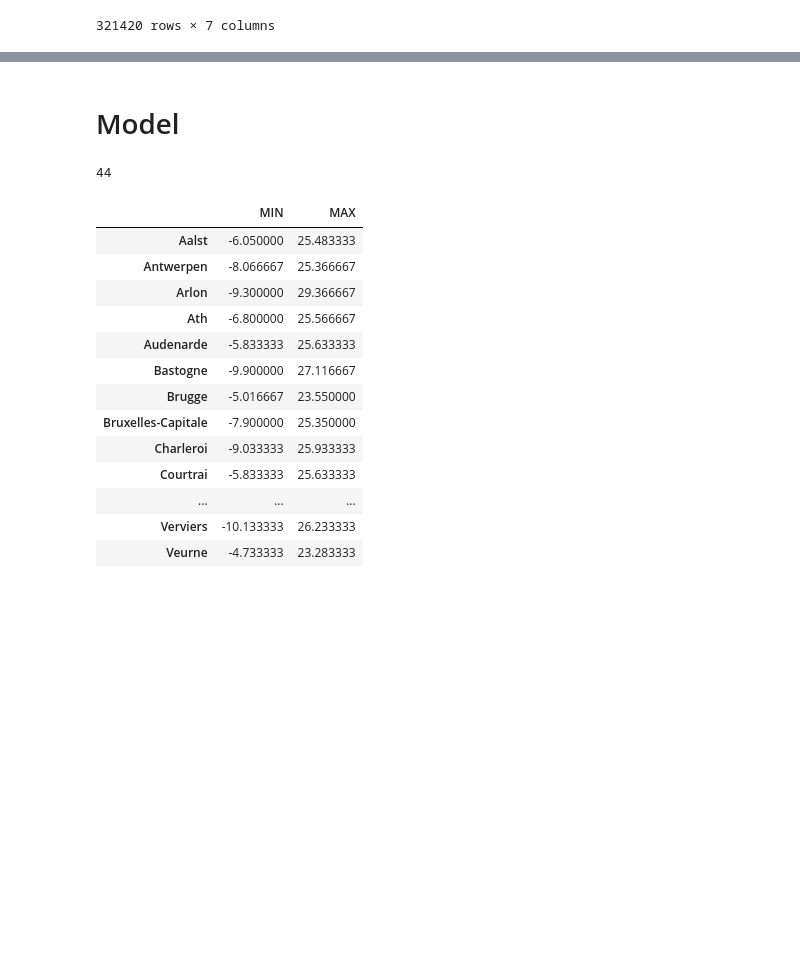
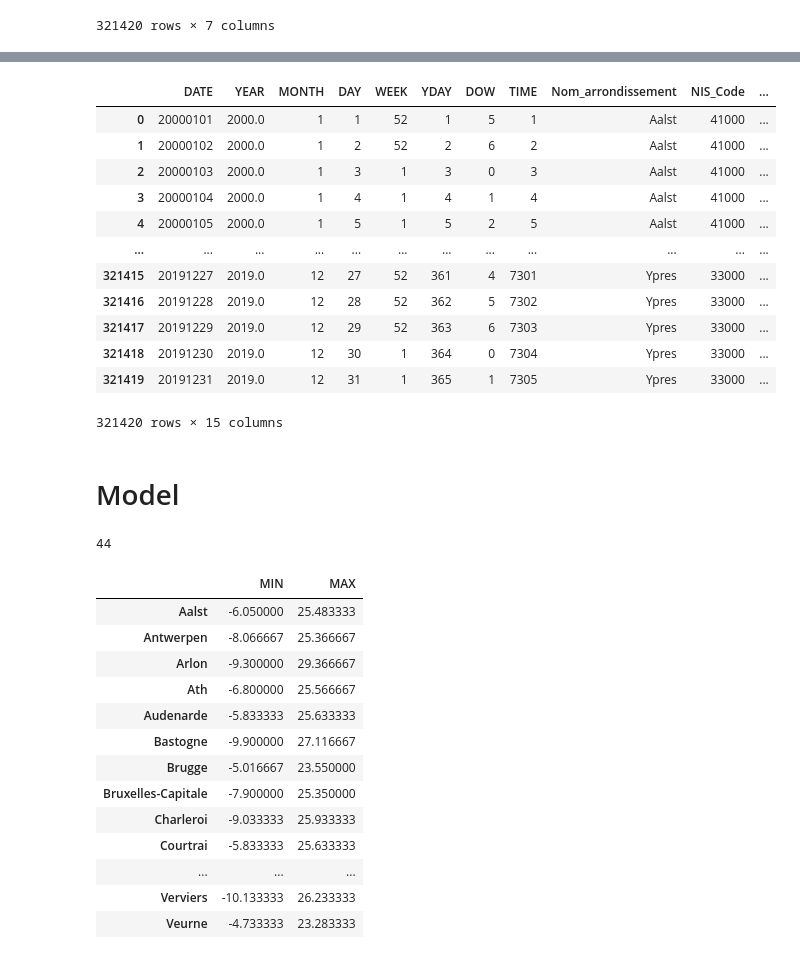
Before and after one commit to mariobecerra/mda_project, a Jupyter notebook: code/04_meta_analysis.ipynb, the cells around one changed output, grey strips where cells are left out. Cells and saved outputs as stored; diff of their text form; code cells hidden in the pictures; blank space fills up the shorter version.

Commit message:
Creating dataset for meta-analysis

```diff
--- a/code/04_meta_analysis.ipynb
+++ b/code/04_meta_analysis.ipynb
@@ -89,3 +95,26 @@ datalist['Dinant']
+# %%
+# saving meta-analysis dataset to /out
+df = pd.DataFrame(columns = (datalist['Dinant']).columns)
+for region in regions:
+    df = pd.concat([df, datalist[region]])
+
+df.to_csv('out/meta_analysis_data.csv', encoding = 'utf-8-sig')
+# %%
+df
+# %% [output]
+|  | DATE | YEAR | MONTH | DAY | WEEK | YDAY | DOW | TIME | Nom_arrondissement | NIS_Code | ... |
+| 0 | 20000101 | 2000.0 | 1 | 1 | 52 | 1 | 5 | 1 | Aalst | 41000 | ... |
+| 1 | 20000102 | 2000.0 | 1 | 2 | 52 | 2 | 6 | 2 | Aalst | 41000 | ... |
+| 2 | 20000103 | 2000.0 | 1 | 3 | 1 | 3 | 0 | 3 | Aalst | 41000 | ... |
+| 3 | 20000104 | 2000.0 | 1 | 4 | 1 | 4 | 1 | 4 | Aalst | 41000 | ... |
+| 4 | 20000105 | 2000.0 | 1 | 5 | 1 | 5 | 2 | 5 | Aalst | 41000 | ... |
+| ... | ... | ... | ... | ... | ... | ... | ... | ... | ... | ... | ... |
+| 321415 | 20191227 | 2019.0 | 12 | 27 | 52 | 361 | 4 | 7301 | Ypres | 33000 | ... |
+| 321416 | 20191228 | 2019.0 | 12 | 28 | 52 | 362 | 5 | 7302 | Ypres | 33000 | ... |
+| 321417 | 20191229 | 2019.0 | 12 | 29 | 52 | 363 | 6 | 7303 | Ypres | 33000 | ... |
+| 321418 | 20191230 | 2019.0 | 12 | 30 | 1 | 364 | 0 | 7304 | Ypres | 33000 | ... |
+| 321419 | 20191231 | 2019.0 | 12 | 31 | 1 | 365 | 1 | 7305 | Ypres | 33000 | ... |
+321420 rows × 15 columns
 # %% [markdown]
 # Model
 # %%
```
Also changed, not shown: parts of 2 cells of this notebook, 1 other file.
